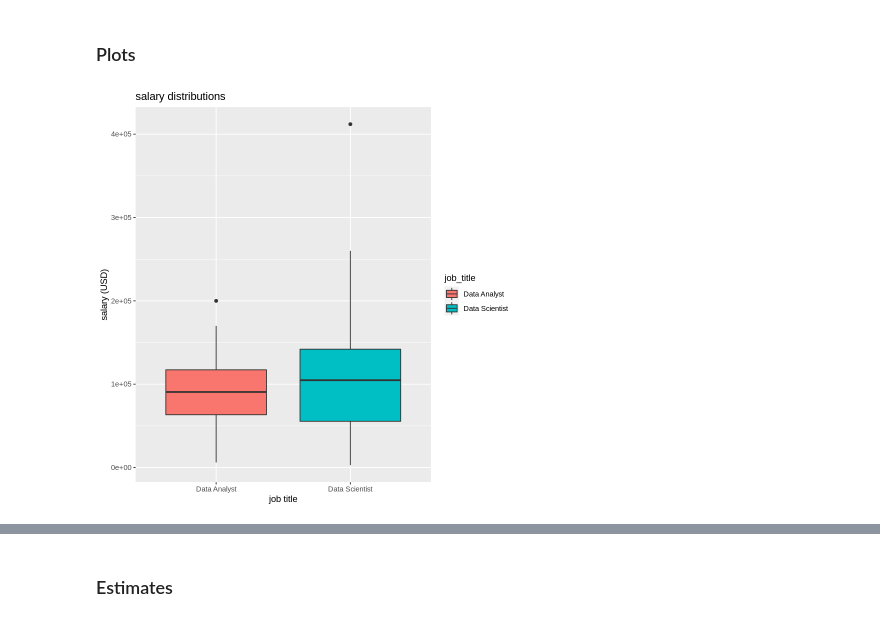
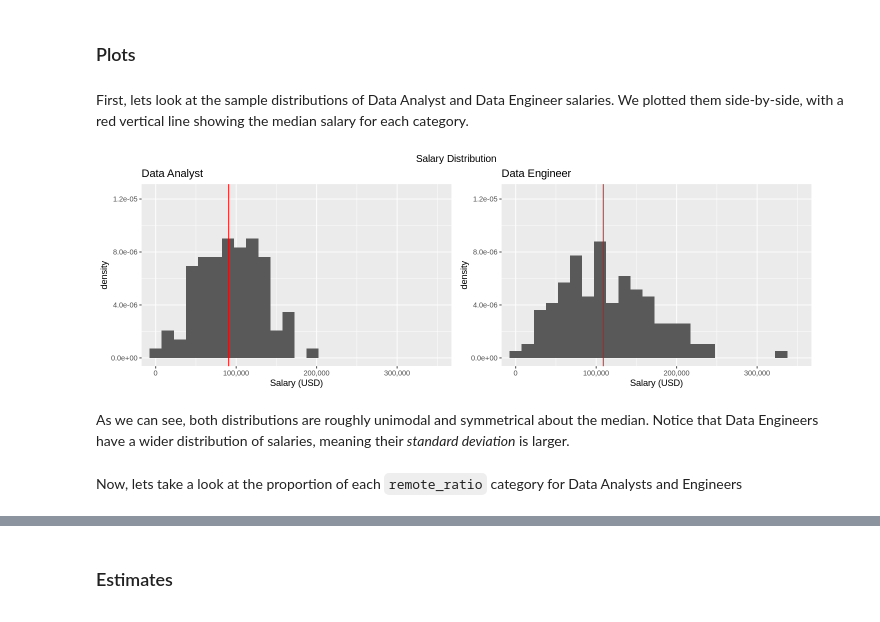
Before and after one commit to AmyChen354/stat-201-project, a Jupyter notebook: proposal.ipynb, the cells around one changed output, grey strips where cells are left out. Cells and saved outputs as stored; diff of their text form; code cells hidden in the pictures.

Commit message:
Added some explanations, improved plots

````diff
--- a/proposal.ipynb
+++ b/proposal.ipynb
@@ -33,11 +31,12 @@ library(repr)
 library(digest)
 library(infer)
 library(gridExtra)
+library(scales)
 
 # reading the data
-salaries_data <- read.csv("https://raw.githubusercontent.com/ryanarnouk/stat-201-project/main/ds_salaries.csv") %>%
-     select(!X)
+salaries <- read.csv("https://raw.githubusercontent.com/ryanarnouk/stat-201-project/main/ds_salaries.csv") %>%
+     select(!X) # index column
 
 # preview the data
-head(salaries_data)
+head(salaries)
 # %% [output]
@@ -74,10 +58,10 @@
 # %%
-salaries <- salaries_data %>%
-    filter(employment_type == "FT", job_title %in% c("Data Analyst", "Data Scientist")) %>%
+anlst_engr <- salaries %>%
+    filter(employment_type == "FT", job_title %in% c("Data Engineer", "Data Analyst")) %>%
     select(job_title, remote_ratio, salary_in_usd) %>%
     mutate(remote_ratio = recode(remote_ratio, `0` = "in_person", `50` = "hybrid", `100` = "remote"))
 
-head(salaries)
+head(anlst_engr)
 # %% [output]
 A data.frame: 6 × 3
 |  | job_title | remote_ratio | salary_in_usd |
@@ -119,13 +75,35 @@ A tibble: 2 × 3
 # %% [markdown]
 ### Plots
+# %% [markdown]
+First, lets look at the sample distributions of Data Analyst and Data Engineer salaries. We plotted them side-by-side, with a red vertical line showing the median salary for each category.
 # %%
-salaries_dist <- salaries %>%
-    filter(job_title %in% c("Data Scientist", "Data Analyst")) %>%
-    ggplot() +
-    geom_boxplot(aes(x = job_title, y = salary_in_usd, fill = job_title)) +
-    labs(x = "job title", y = "salary (USD)", title = "salary distributions")
+options(repr.plot.width = 12, repr.plot.height = 4)
 
-salaries_dist
+anlst_dist <- anlst_engr %>%
+    filter(job_title == "Data Analyst") %>%
+    ggplot(aes(x = salary_in_usd, y = ..density..)) +
+    geom_histogram(binwidth = 15000) +
+    geom_vline(xintercept = median(filter(anlst_engr, job_title == "Data Analyst")$salary_in_usd),
+              color = "red") +
+    labs(x = "Salary (USD)", title = "Data Analyst") +
+    scale_x_continuous(labels = comma) +
+    coord_cartesian(xlim = c(0, 350000), ylim = c(0, 1.25e-05))
+
+engr_dist <- anlst_engr %>%
+    filter(job_title == "Data Engineer") %>%
+    ggplot(aes(x = salary_in_usd, y = ..density..)) +
+    geom_histogram(binwidth = 15000) +
+    geom_vline(xintercept = median(filter(anlst_engr, job_title == "Data Engineer")$salary_in_usd),
+              color = "red") +
+    labs(x = "Salary (USD)", title = "Data Engineer") +
+    scale_x_continuous(labels = comma) +
+    coord_cartesian(xlim = c(0, 350000), ylim = c(0, 1.25e-05))
+
+grid.arrange(anlst_dist, engr_dist, ncol = 2, top = "Salary Distribution")
 # %% [output]
-[figure, old version]
+[figure, new version]
+# %% [markdown]
+As we can see, both distributions are roughly unimodal and symmetrical about the median. Notice that Data Engineers have a wider distribution of salaries, meaning their *standard deviation* is larger.
+# %% [markdown]
+Now, lets take a look at the proportion of each ```remote_ratio``` category for Data Analysts and Engineers
 # %%
````
Also changed, not shown: parts of 11 cells of this notebook.
